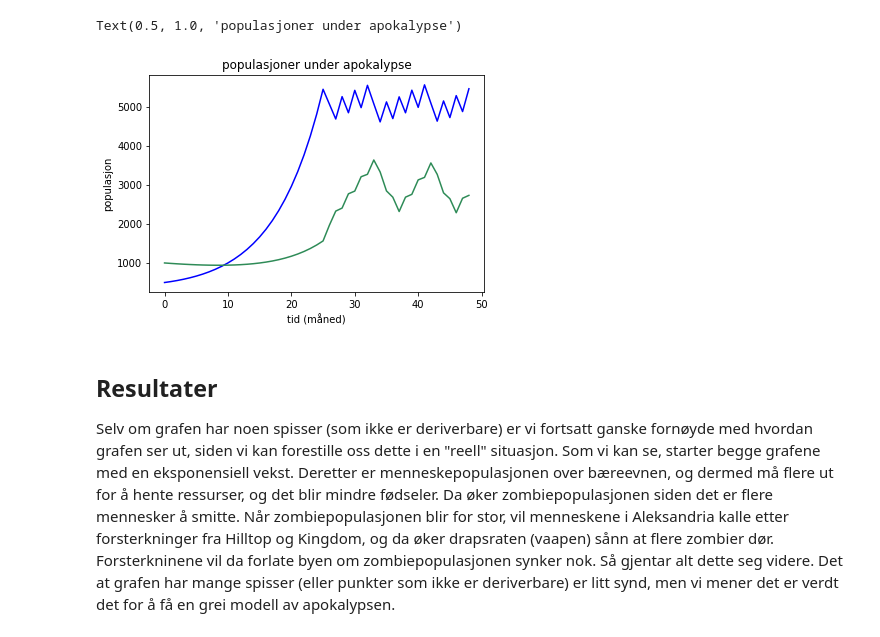
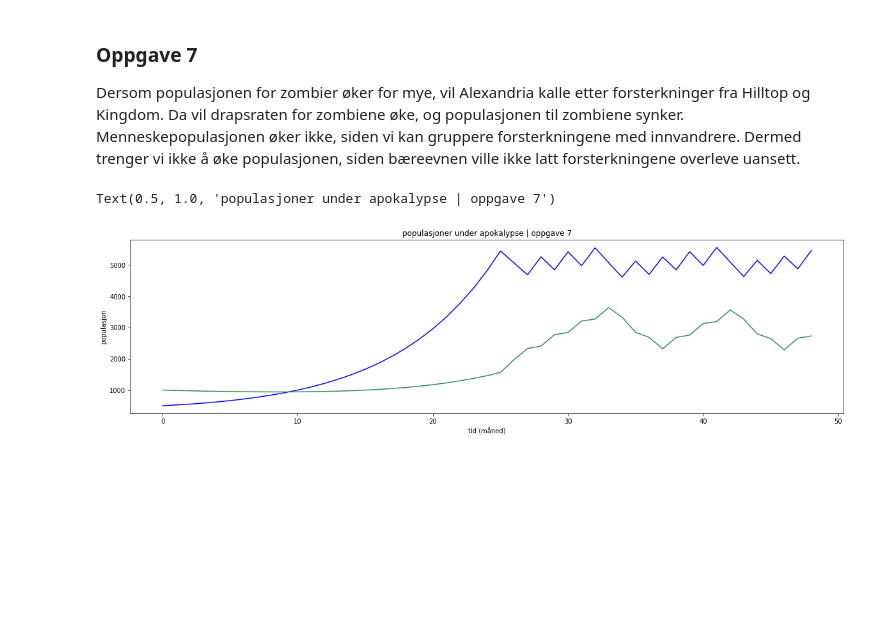
Before and after one commit to majo0708/promod, a Jupyter notebook: 13-16 - Prosjekt modellering.ipynb, the cells around one changed output. Saved outputs shown, nothing was run; the diff lists cells and outputs as text; code cells hidden in the pictures; blank space fills up the shorter version.

Commit message:
Update 13-16 - Prosjekt modellering.ipynb
kanskje siste oppdatering

```diff
--- a/13-16 - Prosjekt modellering.ipynb
+++ b/13-16 - Prosjekt modellering.ipynb
@@ -23,7 +356,7 @@ Dersom populasjonen for zombier øker for mye, vil Alexandria kalle etter forste
+# %% [markdown]
+### Oppgave 7
+Dersom populasjonen for zombier øker for mye, vil Alexandria kalle etter forsterkninger fra Hilltop og Kingdom. Da vil drapsraten for zombiene øke, og populasjonen til zombiene synker. Menneskepopulasjonen øker ikke, siden vi kan gruppere forsterkningene med innvandrere. Dermed trenger vi ikke å øke populasjonen, siden bæreevnen ville ikke latt forsterkningene overleve uansett.
 # %%
-#Kode
-from pylab import *
-
 N = 48 #tid i måneder
 
 #konstanter for mennesker
@@ -56,39 +389,37 @@ z_pop_array = zeros(N+1)
 m_pop_array[0] = start_p
 z_pop_array[0] = start_z
 
+#Kode for oppgave 7
 for i in range(1,N+1):
     p += vekstrate_f*p + p*innvandrere_vekst
     p -= (syk+skade+alderdom)*p
     myrdet = (hentere*p)*mord #antall døde som blir drept av zombier
     p -= myrdet
     z += myrdet*smittet #antall som blir smittet
     myrdet = z_innvandrere*z*mord
     p -= myrdet
     z += myrdet*smittet
     drept = z*vaapen
     z -= drept
     if z > 3500: #Hilltop og Kingdom kommer med forsterkninger
         vaapen = 0.2
     if z < 2500:
         vaapen = 0.05
     if p > baereevne:
         vekstrate_f = 0.15 #vesktrate i fødsel (prosent)
         hentere = 0.3 #prosent, mennesker som henter resursser
     if p < baereevne:
         vekstrate_f = 0.25 #vesktrate i fødsel (prosent)
         hentere = 0.1 #prosent, mennesker som henter resursser
     tid_array[i] = i
     m_pop_array[i] = p
     z_pop_array[i] = z
+figure(figsize=(20,5))
 plot(tid_array,m_pop_array,color='blue',label="mennesker")
 plot(tid_array,z_pop_array,color='seagreen',label="zombier")
 xlabel('tid (måned)')
 ylabel('populasjon')
-title('populasjoner under apokalypse')
+title('populasjoner under apokalypse | oppgave 7')
 # %% [output]
-Text(0.5, 1.0, 'populasjoner under apokalypse')
+Text(0.5, 1.0, 'populasjoner under apokalypse | oppgave 7')
-[figure, old version]
+[figure, new version]
-# %% [markdown]
-## Resultater
-Selv om grafen har noen spisser (som ikke er deriverbare) er vi fortsatt ganske fornøyde med hvordan grafen ser ut, siden vi kan forestille oss dette i en "reell" situasjon. Som vi kan se, starter begge grafene med en eksponensiell vekst. Deretter er menneskepopulasjonen over bæreevnen, og dermed må flere ut for å hente ressurser, og det blir mindre fødseler. Da øker zombiepopulasjonen siden det er flere mennesker å smitte. Når zombiepopulasjonen blir for stor, vil menneskene i Aleksandria kalle etter forsterkninger fra Hilltop og Kingdom, og da øker drapsraten (vaapen) sånn at flere zombier dør. Forsterkninene vil da forlate byen om zombiepopulasjonen synker nok. Så gjentar alt dette seg videre.
-Det at grafen har mange spisser (eller punkter som ikke er deriverbare) er litt synd, men vi mener det er verdt det for å få en grei modell av apokalypsen.
```
Also changed, not shown: parts of 14 cells of this notebook.
